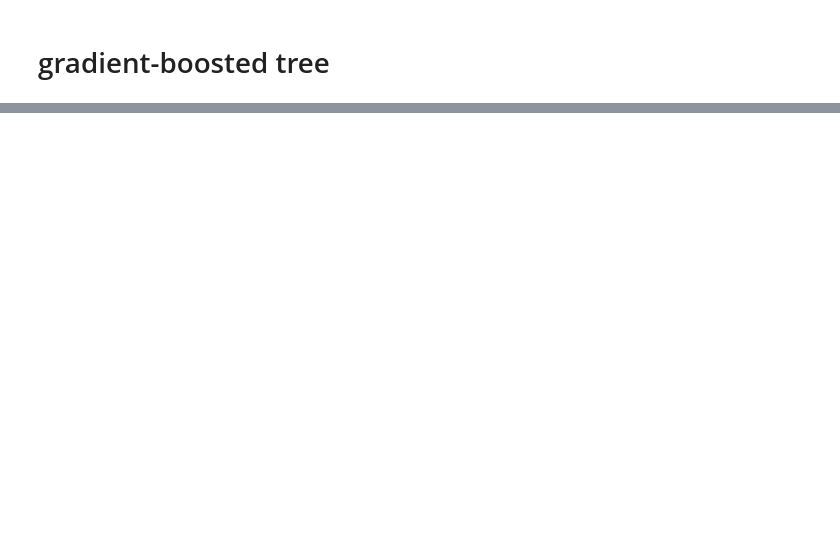
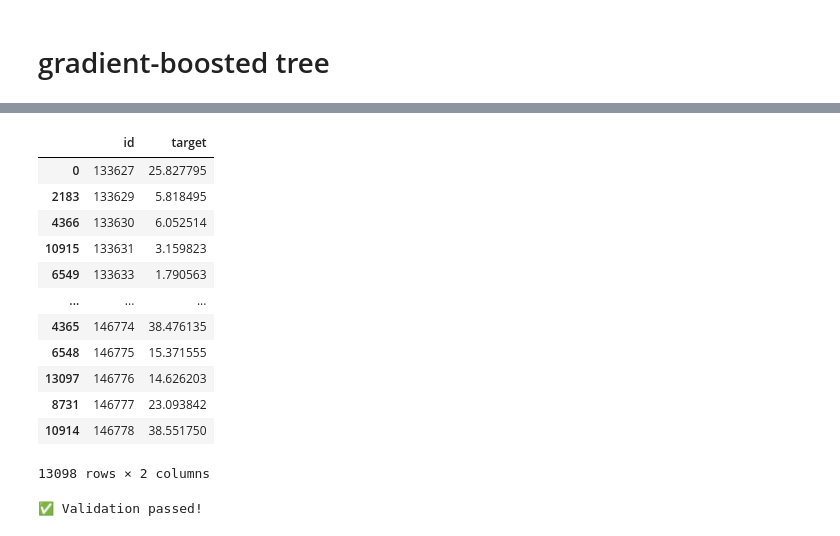
Before and after one commit to matusbolecek/nitor-comp, a Jupyter notebook: modeling2.ipynb, the cells around one changed output, grey strips where cells are left out. Cells and saved outputs as stored; diff of their text form; code cells hidden in the pictures; blank space fills up the shorter version.

```diff
--- a/modeling2.ipynb
+++ b/modeling2.ipynb
@@ -47,0 +61,22 @@ xg.stats()
+# %%
+submit = Submission(df_out)
+# %%
+submit.process()
+# %% [output]
+|  | id | target |
+| 0 | 133627 | 25.827795 |
+| 2183 | 133629 | 5.818495 |
+| 4366 | 133630 | 6.052514 |
+| 10915 | 133631 | 3.159823 |
+| 6549 | 133633 | 1.790563 |
+| ... | ... | ... |
+| 4365 | 146774 | 38.476135 |
+| 6548 | 146775 | 15.371555 |
+| 13097 | 146776 | 14.626203 |
+| 8731 | 146777 | 23.093842 |
+| 10914 | 146778 | 38.551750 |
+13098 rows × 2 columns
+# %%
+submit.validate()
+# %% [output]
+✅ Validation passed!
```
Also changed, not shown: parts of 11 cells of this notebook, 5 other files.
